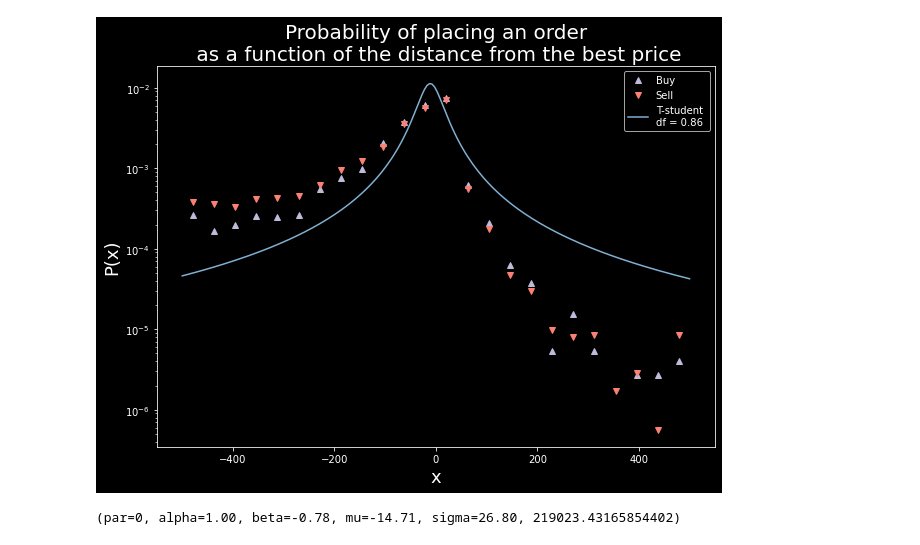
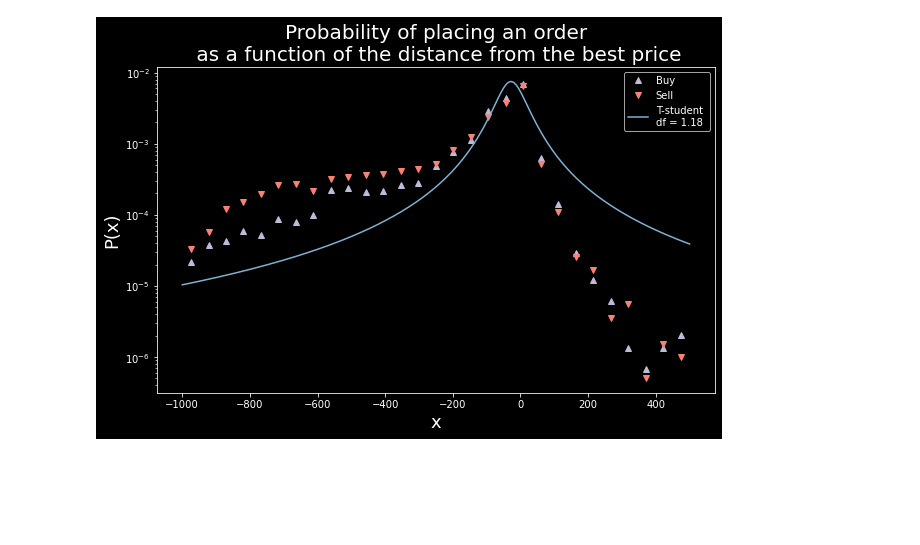
Before and after one commit to pspinaunipi/Zero-intelligence-simulations, a Jupyter notebook: notebooks/Untitled3.ipynb, the cells around one changed output. Cells and saved outputs as stored; diff of their text form; code cells hidden in the pictures; blank space fills up the shorter version.

```diff
--- a/notebooks/Untitled3.ipynb
+++ b/notebooks/Untitled3.ipynb
@@ -52,43 +52,50 @@ message = pd.read_csv("../data/energia/order/best_matching.csv",
 
 message["DateTime"] = pd.to_datetime(message["DateTime"])
 data = pd.concat([clean_data, message[["Price", "Volume", "Sign", "Quote", "Type"]]], axis = 1)
+
+data = data.loc[data["Datetime"].dt.hour > 6]
+data = data.loc[data["Datetime"].dt.hour < 16]
+data = data.loc[data["Quote"] != "NoBest"]
+data = data.loc[data["Spread"] > 0]
+
+data.reset_index(inplace = True, drop = True)
 # %%
 #@title Distribution order placement
-fig, ax = plt.subplots(1, 1, figsize = (10,7))
+fig, ax = plt.subplots(1, 1, figsize = (10,6))
 
-bid_orders = data[(data["Sign"] == 1) & (data["Type"] != "Cancel")].index.to_numpy()
+bid_orders = data[(data["Sign"] == 1) & (data["Type"] == "Limit")].index.to_numpy()
 bid_orders[0] = 2
 
 best_bid = data["BidPrice_0"].loc[bid_orders - 1].multiply(100). to_numpy()
 bid_price =  data["Price"].loc[bid_orders].multiply(100).to_numpy()
 
 log_distance =  bid_price - best_bid
-n_b, bins_b, _ = plt.hist(log_distance, density = True, bins = np.linspace(-500 , 500 , 25), alpha = 0)
+n_b, bins_b, _ = plt.hist(log_distance, density = True, bins = np.linspace(-1000 , 500 , 30), alpha = 0)
 
-ask_orders = data[(data["Sign"] == -1) & (data["Type"] != "Cancel")].index.to_numpy()
+ask_orders = data[(data["Sign"] == -1) & (data["Type"] == "Limit")].index.to_numpy()
 
 best_ask = data["AskPrice_0"].loc[ask_orders - 1].multiply(100). to_numpy()
 ask_price =  data["Price"].loc[ask_orders].multiply(100).to_numpy()
 
 log_distance_a = best_ask - ask_price
-n_a, bins_a, _ = plt.hist(log_distance_a, density = True, bins = np.linspace(-500 , 500 , 25), alpha = 0)
+n_a, bins_a, _ = plt.hist(log_distance_a, density = True, bins = np.linspace(-1000 , 500 , 30), alpha = 0)
 
 
 x_a = (bins_a[1:] + bins_a[:-1]) / 2
 x_b = (bins_b[1:] + bins_b[:-1]) / 2
 plt.plot(x_b, n_a, ls= "", marker = "^", label = "Buy")
 plt.plot(x_a, n_b, ls= "", marker = "v", label = "Sell")
 
-xx = np.linspace(-500,500,200)
+xx = np.linspace(-1000,500,200)
 df, l, s = scipy.stats.t.fit(log_distance_a)
 plt.plot(xx, scipy.stats.t.pdf(xx, df, loc = l, scale = s), label =f"T-student \ndf = {df:.2f}")
 
 plt.ylabel("P(x)", fontsize = 18)
 plt.xlabel("x", fontsize = 18)
 plt.title("Probability of placing an order\n as a function of the distance from the best price", fontsize= 20)
 plt.yscale("log")
 plt.legend()
 
 plt.show()
 # %% [output]
-[figure, old version]
+[figure, new version]
@@ -97,4 +101,0 @@ import levy
-# %%
-levy.fit_levy(log_distance_a, alpha = 1)
-# %% [output]
-(par=0, alpha=1.00, beta=-0.78, mu=-14.71, sigma=26.80, 219023.43165854402)
```
Also changed, not shown: parts of 21 cells of this notebook, 3 other files.
